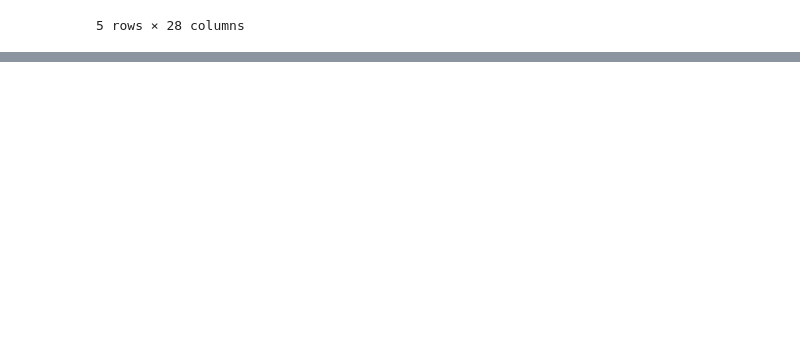
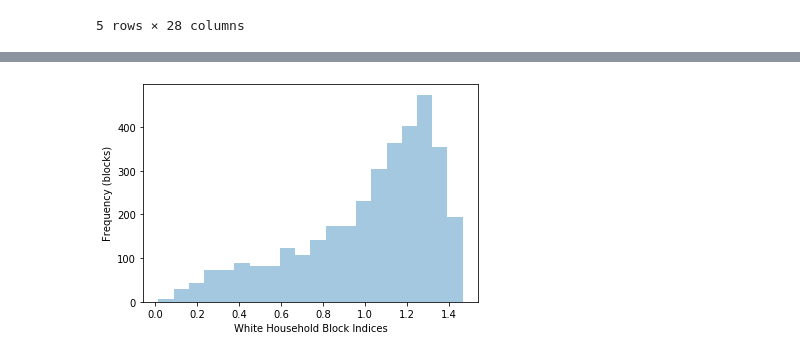
Before and after one commit to stuartasims/co-healthcare-equity, a Jupyter notebook: code/notebooks/Data Ingest and Cleaning.ipynb, the cells around one changed output, grey strips where cells are left out. Saved outputs shown, nothing was run; the diff lists cells and outputs as text; code cells hidden in the pictures; blank space fills up the shorter version.

```diff
--- a/code/notebooks/Data Ingest and Cleaning.ipynb
+++ b/code/notebooks/Data Ingest and Cleaning.ipynb
@@ -266,0 +274,7 @@ ACS_df.head()
+# %%
+ax = sns.distplot(ACS_df['white_nh_index'], bins=20, kde=False)
+ax.set_xlabel('White Household Block Indices')
+ax.set_ylabel('Frequency (blocks)')
+plt.savefig('../../references/figures/white_index_hist.png')
+# %% [output]
+[figure, added]
```
Also changed, not shown: parts of 11 cells of this notebook, 25 other files.
